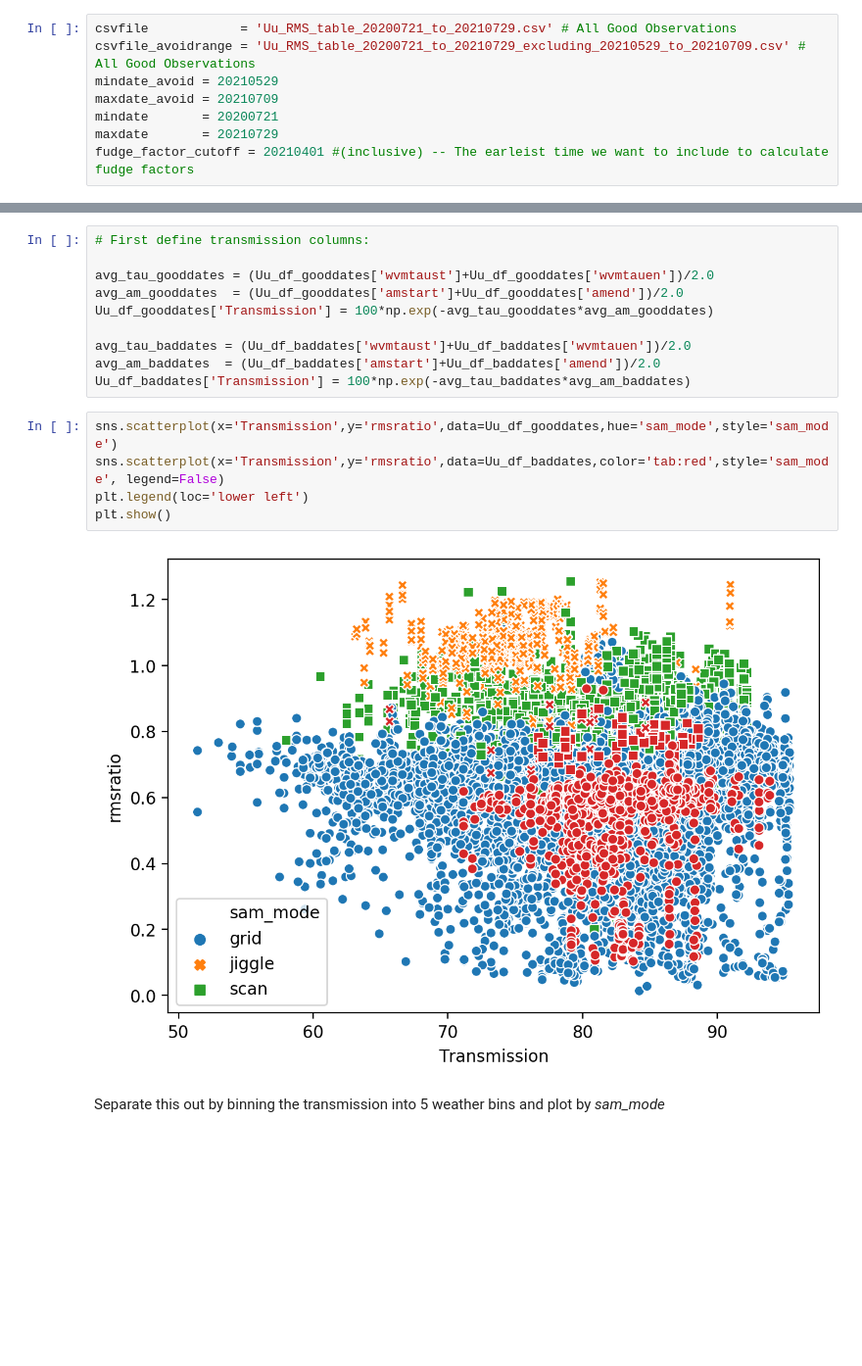
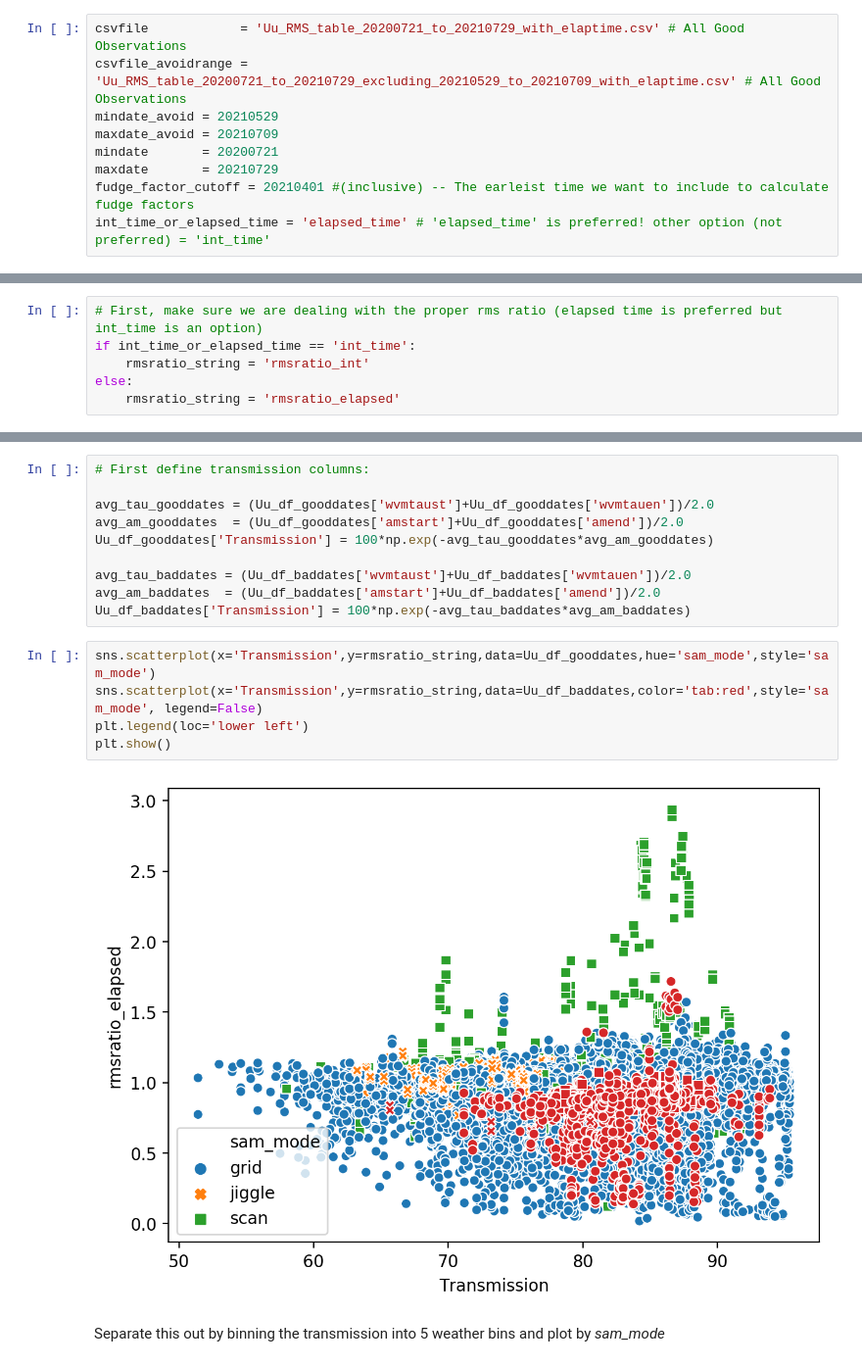
Before and after one commit to smairs/UuSummary, a Jupyter notebook: Uu_RMS_Summary.ipynb, the cells around one changed output, grey strips where cells are left out. Shown at 98% size. Saved outputs shown, nothing was run; the diff lists cells and outputs as text; blank space fills up the shorter version.

Commit message:
Added Elapsed Time
New CSV files with elapsed time output necessitated an option to plot by ITC-derived RMS according to "int_time" or to the now-preferred "elapsed_time"

```diff
--- a/Uu_RMS_Summary.ipynb
+++ b/Uu_RMS_Summary.ipynb
@@ -29,13 +29,14 @@ These CSV files come from Mark Rawlings/David Berry's code (with my own modifica
 # %% [markdown]
 ## User Inputs (Code Only - Removed from PDF)
 # %%
-csvfile            = 'Uu_RMS_table_20200721_to_20210729.csv' # All Good Observations
-csvfile_avoidrange = 'Uu_RMS_table_20200721_to_20210729_excluding_20210529_to_20210709.csv' # All Good Observations
+csvfile            = 'Uu_RMS_table_20200721_to_20210729_with_elaptime.csv' # All Good Observations
+csvfile_avoidrange = 'Uu_RMS_table_20200721_to_20210729_excluding_20210529_to_20210709_with_elaptime.csv' # All Good Observations
 mindate_avoid = 20210529
 maxdate_avoid = 20210709
 mindate       = 20200721
 maxdate       = 20210729
 fudge_factor_cutoff = 20210401 #(inclusive) -- The earleist time we want to include to calculate fudge factors
+int_time_or_elapsed_time = 'elapsed_time' # 'elapsed_time' is preferred! other option (not preferred) = 'int_time'
 # %%
 # Read in the data
 Uu_df_all       = pd.read_csv(csvfile)
@@ -84,4 +85,10 @@ Uu_df_gooddates = Uu_df_gooddates[Uu_df_gooddates['medtsys']<medtsys_thresh]
 ## RMS Ratio Over Time Grouped By Observing Mode
 
 "Bad Dates" are plotted in <span style="color:red">Red</span>.
+# %%
+# First, make sure we are dealing with the proper rms ratio (elapsed time is preferred but int_time is an option)
+if int_time_or_elapsed_time == 'int_time':
+    rmsratio_string = 'rmsratio_int'
+else:
+    rmsratio_string = 'rmsratio_elapsed'
 # %%
@@ -250,12 +258,12 @@ avg_tau_baddates = (Uu_df_baddates['wvmtaust']+Uu_df_baddates['wvmtauen'])/2.0
 avg_am_baddates  = (Uu_df_baddates['amstart']+Uu_df_baddates['amend'])/2.0
 Uu_df_baddates['Transmission'] = 100*np.exp(-avg_tau_baddates*avg_am_baddates)
 # %%
-sns.scatterplot(x='Transmission',y='rmsratio',data=Uu_df_gooddates,hue='sam_mode',style='sam_mode')
-sns.scatterplot(x='Transmission',y='rmsratio',data=Uu_df_baddates,color='tab:red',style='sam_mode', legend=False)
+sns.scatterplot(x='Transmission',y=rmsratio_string,data=Uu_df_gooddates,hue='sam_mode',style='sam_mode')
+sns.scatterplot(x='Transmission',y=rmsratio_string,data=Uu_df_baddates,color='tab:red',style='sam_mode', legend=False)
 plt.legend(loc='lower left')
 plt.show()
 # %% [output]
-[figure, old version]
+[figure, new version]
 # %% [markdown]
 Separate this out by binning the transmission into 5 weather bins and plot by *sam_mode*
 # %%
```
Also changed, not shown: parts of 15 cells of this notebook, 1 other file.
